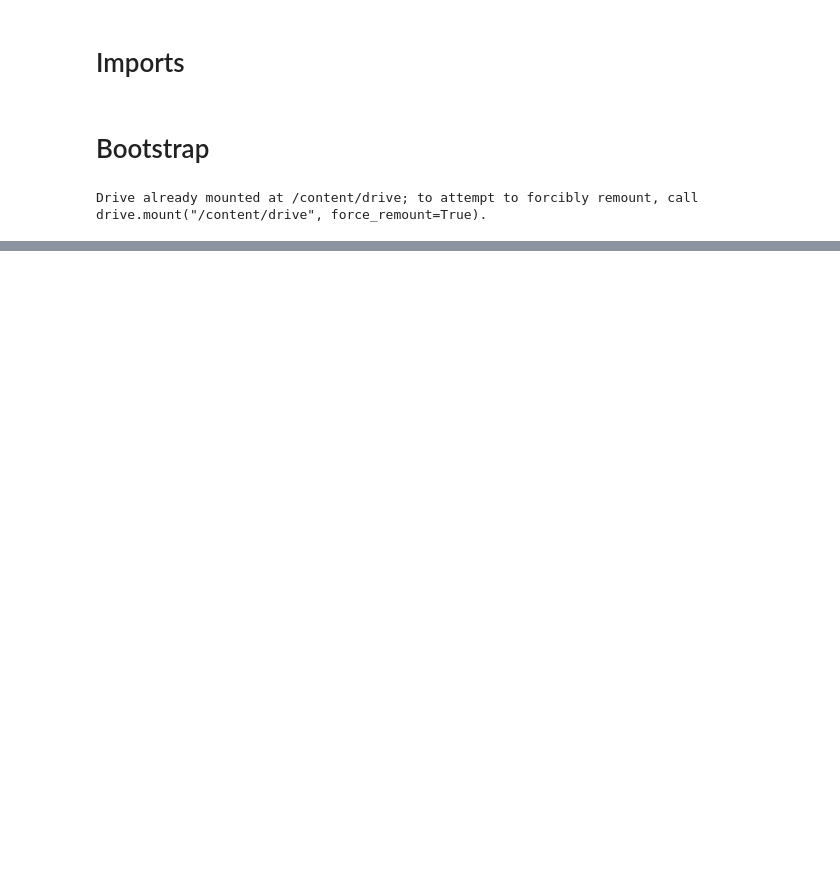
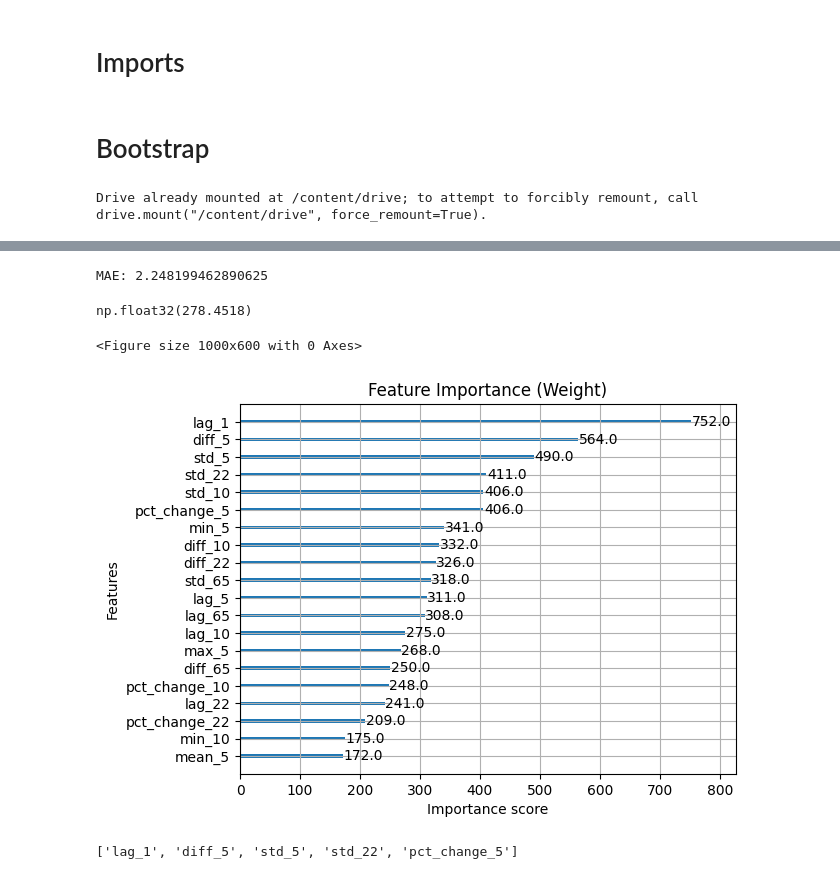
Before and after one commit to GuyRayOv/Stocks, a Jupyter notebook: notebooks/1stocks_dataprep_xgb.ipynb, the cells around one changed output, grey strips where cells are left out. Drawn from its saved outputs; the diff is of its cells as text; code cells hidden in the pictures; blank space fills up the shorter version.

```diff
--- a/notebooks/1stocks_dataprep_xgb.ipynb
+++ b/notebooks/1stocks_dataprep_xgb.ipynb
@@ -42,0 +93,4 @@ project_config["TKL"]
+# %%
+X_train, X_test = X.iloc[:-2], X.iloc[-1:]
+y_train, y_test = y.iloc[:-2], y.iloc[-1:]
+X_train.shape, X_test.shape, y_train.shape, y_test.shape
@@ -42,0 +101,13 @@ project_config["TKL"]
+# %%
+from xgboost import XGBRegressor
+from sklearn.metrics import mean_absolute_error
+
+xgb = XGBRegressor(
+    n_estimators=300,
+    max_depth=5,
+    learning_rate=0.05,
+    subsample=0.8,
+    colsample_bytree=0.8,
+    objective="reg:squarederror")
+
+xgb.fit(X_train, y_train)
@@ -42,0 +126,39 @@ project_config["TKL"]
+# %%
+pred = xgb.predict(X_test)
+mae = mean_absolute_error(y_test, pred)
+print("MAE:", mae)
+# %% [output]
+MAE: 2.248199462890625
+# %%
+last_row = X.tail(1)
+tomorrow_prediction = xgb.predict(last_row)[0]
+tomorrow_prediction
+# %% [output]
+np.float32(278.4518)
+# %%
+import matplotlib.pyplot as plt
+import xgboost # Import the xgboost module
+
+# Plot feature importance based on "weight" (number of times a feature appears in a tree)
+plt.figure(figsize=(10, 6))
+xgboost.plot_importance(xgb, max_num_features=20) # Pass the xgb regressor object
+plt.title("Feature Importance (Weight)")
+plt.show()
+
+# Get the feature importance dictionary
+# importance_type can be 'weight', 'gain', or 'cover'
+importance_dict = xgb.get_booster().get_score(importance_type='weight')
+
+# 2. Convert to a Pandas DataFrame for easy sorting and viewing
+df_importance = pd.DataFrame(list(importance_dict.items()), columns=['Feature', 'Score'])
+
+# 3. Sort by Score (High to Low)
+df_importance = df_importance.sort_values(by='Score', ascending=False)
+
+# 4. Extract just the names into a Python list (for use in code)
+top_weight_features_list = df_importance['Feature'].head(5).tolist()
+print(top_weight_features_list)
+# %% [output]
+<Figure size 1000x600 with 0 Axes>
+[figure, added]
+['lag_1', 'diff_5', 'std_5', 'std_22', 'pct_change_5']
```
Also changed, not shown: parts of 14 cells of this notebook.
